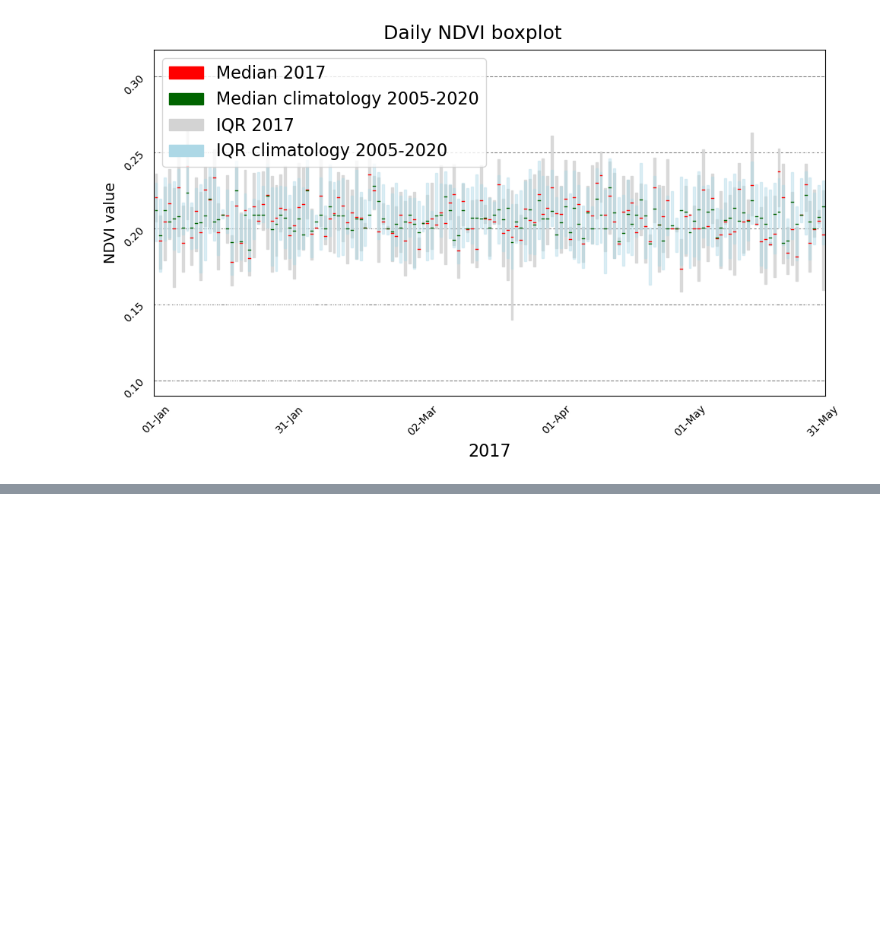
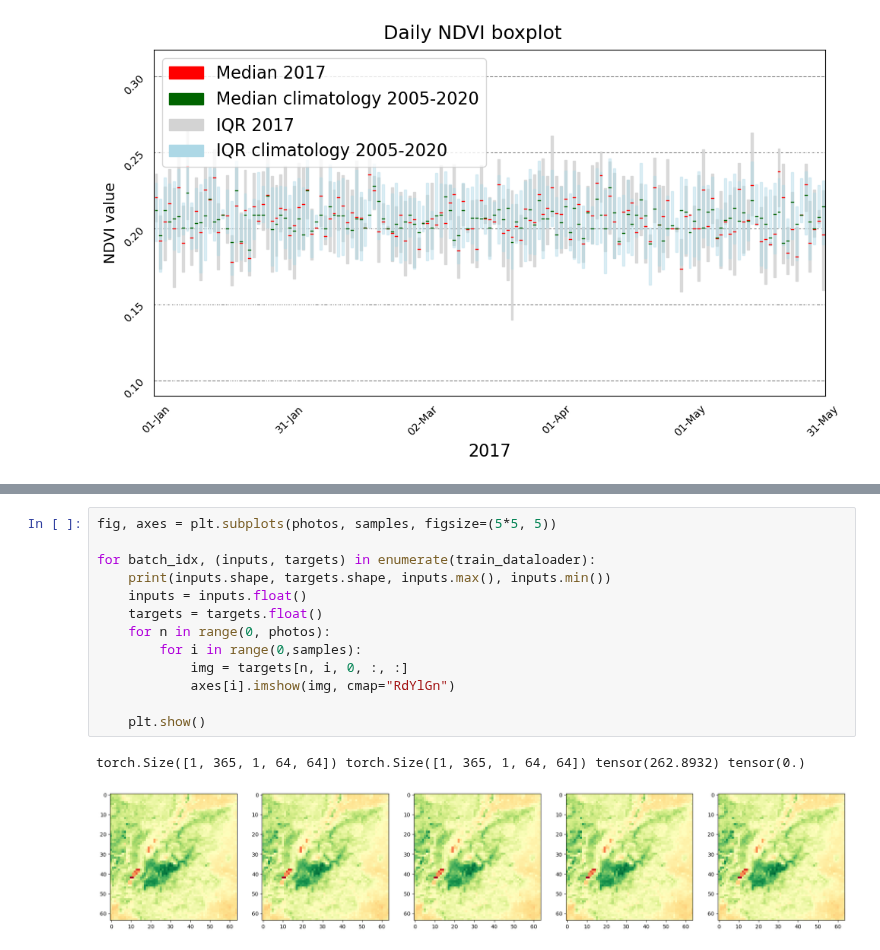
Before and after one commit to Riccardo7-DS/Indices_analysis, a Jupyter notebook: notebooks/model.ipynb, the cells around one changed output, grey strips where cells are left out. Cells and saved outputs as stored; diff of their text form; blank space fills up the shorter version.

```diff
--- a/notebooks/model.ipynb
+++ b/notebooks/model.ipynb
@@ -318,0 +475,16 @@ ds.isel(time=0)["ndvi"].plot()
+# %%
+fig, axes = plt.subplots(photos, samples, figsize=(5*5, 5))
+
+for batch_idx, (inputs, targets) in enumerate(train_dataloader):
+    print(inputs.shape, targets.shape, inputs.max(), inputs.min())
+    inputs = inputs.float()
+    targets = targets.float()
+    for n in range(0, photos):
+        for i in range(0,samples):
+            img = targets[n, i, 0, :, :]
+            axes[i].imshow(img, cmap="RdYlGn")
+
+    plt.show()
+# %% [output]
+torch.Size([1, 365, 1, 64, 64]) torch.Size([1, 365, 1, 64, 64]) tensor(262.8932) tensor(0.)
+[figure, added]
```
Also changed, not shown: parts of 6 cells of this notebook, 6 other files.
